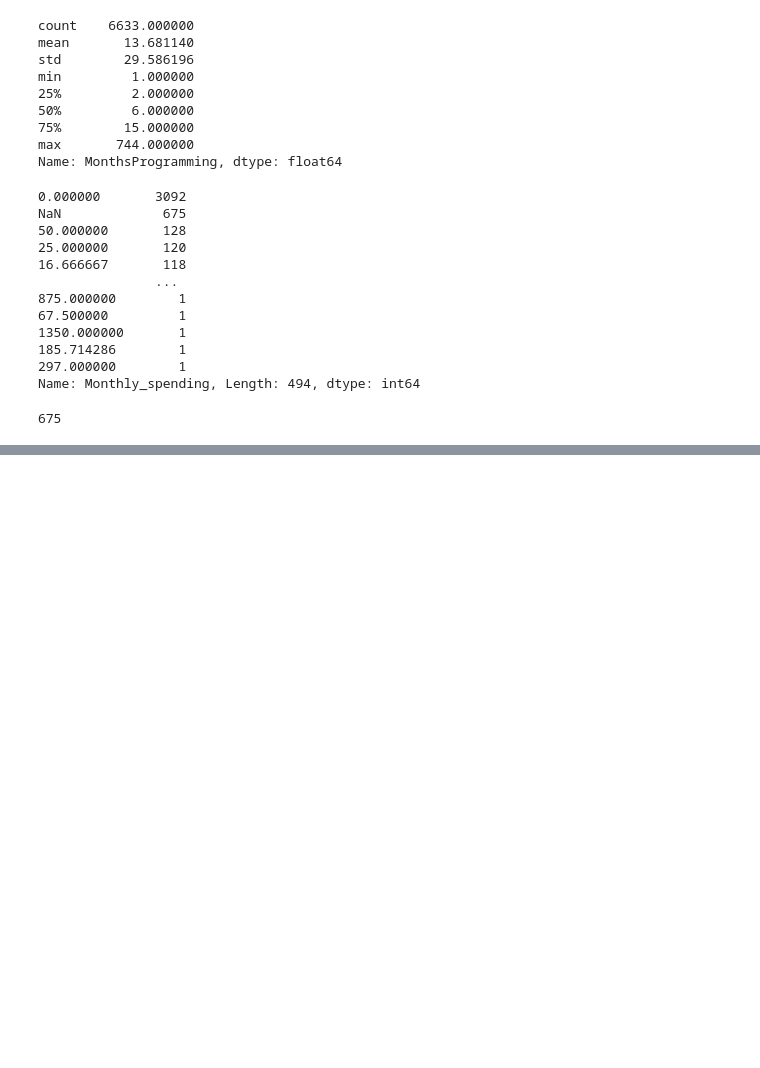
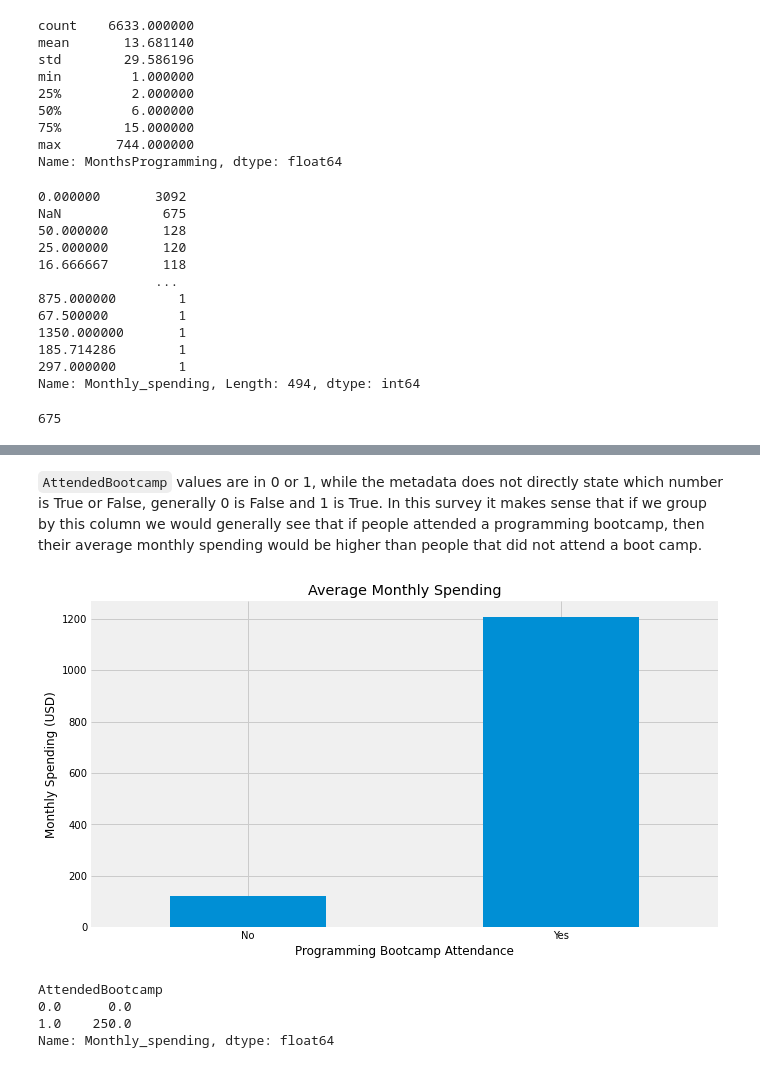
Before and after one commit to paul-trood/Portfolio-Best_Markets_for_Advertising, a Jupyter notebook: coding_survey.ipynb, the cells around one changed output, grey strips where cells are left out. Drawn from its saved outputs; the diff is of its cells as text; code cells hidden in the pictures; blank space fills up the shorter version.

```diff
--- a/coding_survey.ipynb
+++ b/coding_survey.ipynb
@@ -468,0 +492,25 @@ Name: Monthly_spending, dtype: float64
+# %% [markdown]
+`AttendedBootcamp` values are in 0 or 1, while the metadata does not directly state which number is True or False, generally 0 is False and 1 is True. In this survey it makes sense that if we group by this column we would generally see that if people attended a programming bootcamp, then their average monthly spending would be higher than people that did not attend a boot camp.
+# %%
+fig, ax = plt.subplots(figsize = (10, 6))
+ax = spending.groupby("AttendedBootcamp")["Monthly_spending"].mean().plot(kind = "bar")
+plt.gca().spines[["right", "left", "top", "bottom"]].set_visible(False)
+
+attendance = ["No", "Yes"]
+
+ax.set_xticklabels(attendance)
+plt.xticks(rotation = 0.4)
+plt.title("Average Monthly Spending")
+plt.ylabel("Monthly Spending (USD)")
+plt.xlabel("Programming Bootcamp Attendance")
+plt.show()
+# %% [output]
+[figure, added]
+# %%
+# Median monthly spending
+spending.groupby("AttendedBootcamp")["Monthly_spending"].median()
+# %% [output]
+AttendedBootcamp
+0.0      0.0
+1.0    250.0
+Name: Monthly_spending, dtype: float64
```
Also changed, not shown: parts of 22 cells of this notebook.
